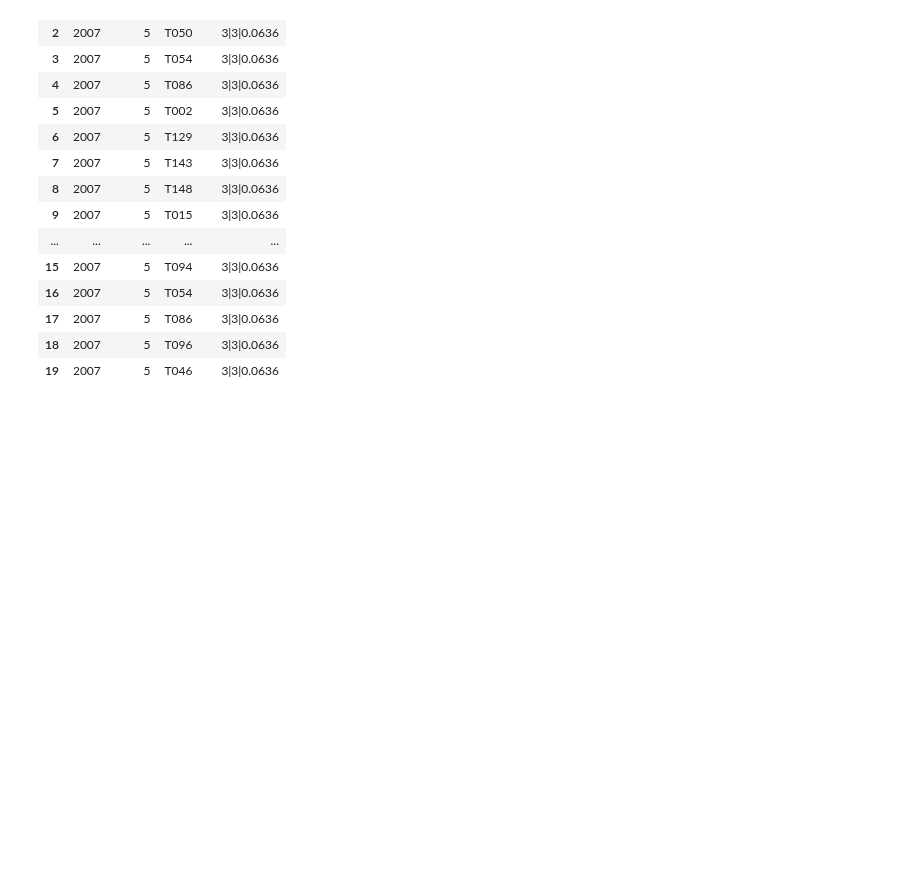
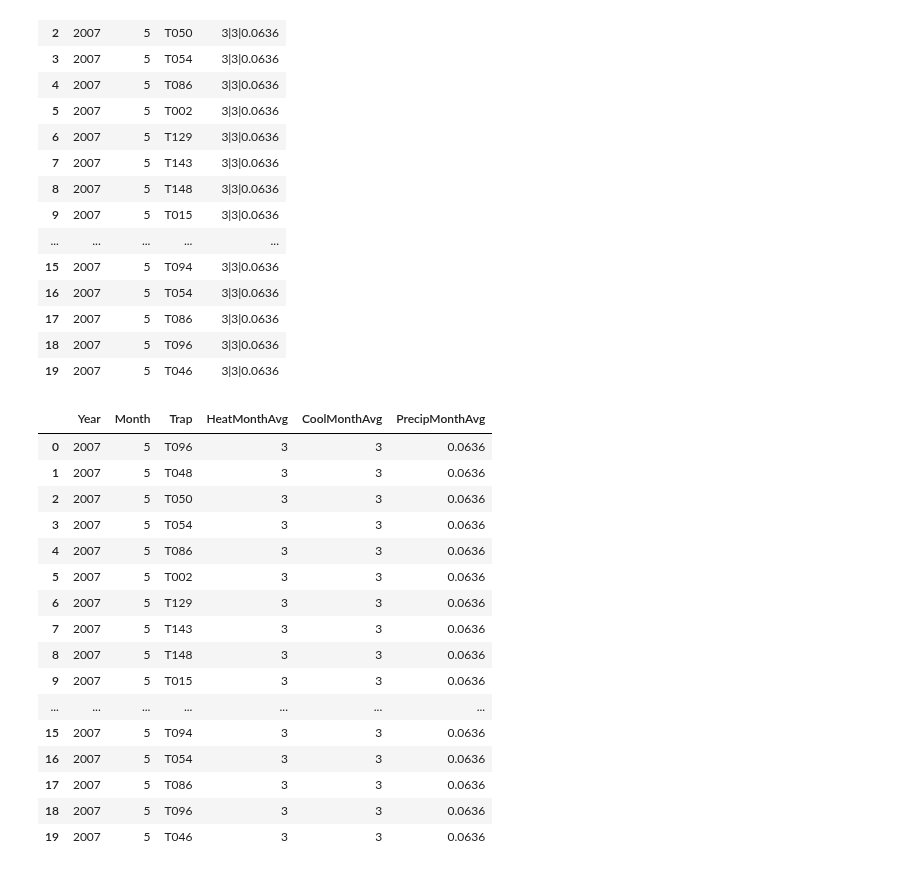
Before and after one commit to reef87/Predicting-West-Nile-Virus-Outbreaks-in-Chicago, a Jupyter notebook: code/project4-k.ipynb, the cells around one changed output. Cells and saved outputs as stored; diff of their text form; code cells hidden in the pictures; blank space fills up the shorter version.

Commit message:
updated notebook - broke out WeatherInfo into separate columns

```diff
--- a/code/project4-k.ipynb
+++ b/code/project4-k.ipynb
@@ -22,10 +22,10 @@ Flatiron Building, 175, 5th Avenue, Flatiron Building, Manhattan Community Board
 # %% [markdown]
 #### Read in csv data files
 # %%
-train = pd.read_csv('../assets/train.csv')
-#test = pd.read_csv('../assets/test.csv')
-spray = pd.read_csv('../assets/spray.csv')
-weather = pd.read_csv('../assets/weather.csv')
+train = pd.read_csv('./assets/train.csv')
+#test = pd.read_csv('./assets/test.csv')
+spray = pd.read_csv('./assets/spray.csv')
+weather = pd.read_csv('./assets/weather.csv')
 
 print(train.shape)
 print(spray.shape)
@@ -585,3 +585,40 @@ df_train[['Year', 'Month', 'Trap','Weather_Info']].head(20)
 | 17 | 2007 | 5 | T086 | 3|3|0.0636 |
 | 18 | 2007 | 5 | T096 | 3|3|0.0636 |
 | 19 | 2007 | 5 | T046 | 3|3|0.0636 |
+# %%
+def get_heat(x):
+    values = x.split('|')
+    return values[0]
+
+def get_cool(x):
+    values = x.split('|')
+    return values[1]
+
+def get_precip(x):
+    values = x.split('|')
+    return values[2]
+# %%
+df_train['HeatMonthAvg'] = df_train['Weather_Info'].apply(get_heat)
+# %%
+df_train['CoolMonthAvg'] = df_train['Weather_Info'].apply(get_cool)
+df_train['PrecipMonthAvg'] = df_train['Weather_Info'].apply(get_precip)
+# %%
+df_train[['Year', 'Month', 'Trap','HeatMonthAvg','CoolMonthAvg','PrecipMonthAvg']].head(20)
+# %% [output]
+|  | Year | Month | Trap | HeatMonthAvg | CoolMonthAvg | PrecipMonthAvg |
+| 0 | 2007 | 5 | T096 | 3 | 3 | 0.0636 |
+| 1 | 2007 | 5 | T048 | 3 | 3 | 0.0636 |
+| 2 | 2007 | 5 | T050 | 3 | 3 | 0.0636 |
+| 3 | 2007 | 5 | T054 | 3 | 3 | 0.0636 |
+| 4 | 2007 | 5 | T086 | 3 | 3 | 0.0636 |
+| 5 | 2007 | 5 | T002 | 3 | 3 | 0.0636 |
+| 6 | 2007 | 5 | T129 | 3 | 3 | 0.0636 |
+| 7 | 2007 | 5 | T143 | 3 | 3 | 0.0636 |
+| 8 | 2007 | 5 | T148 | 3 | 3 | 0.0636 |
+| 9 | 2007 | 5 | T015 | 3 | 3 | 0.0636 |
+| ... | ... | ... | ... | ... | ... | ... |
+| 15 | 2007 | 5 | T094 | 3 | 3 | 0.0636 |
+| 16 | 2007 | 5 | T054 | 3 | 3 | 0.0636 |
+| 17 | 2007 | 5 | T086 | 3 | 3 | 0.0636 |
+| 18 | 2007 | 5 | T096 | 3 | 3 | 0.0636 |
+| 19 | 2007 | 5 | T046 | 3 | 3 | 0.0636 |
```
